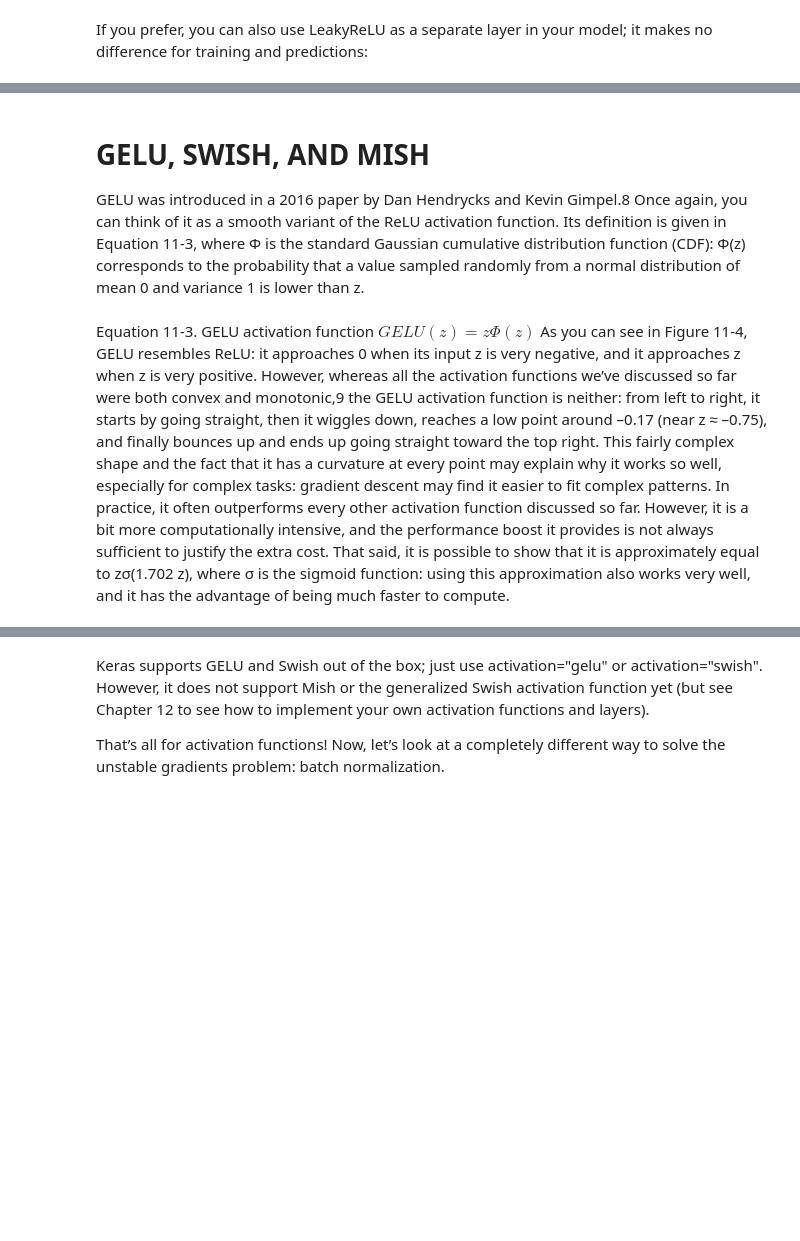
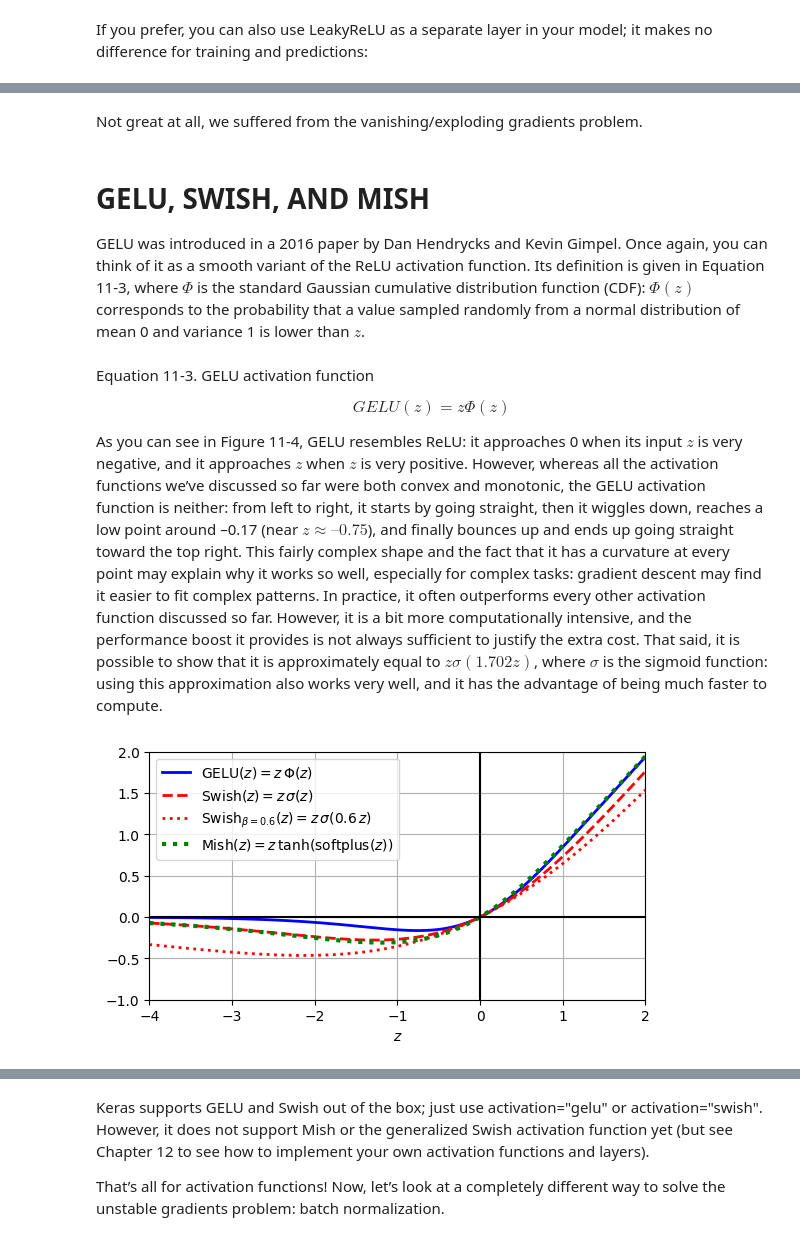
Before and after one commit to Ismaril/training, a Jupyter notebook: AI/ML_DL_book/11_training_deep_neural_networks.ipynb, the cells around one changed output, grey strips where cells are left out. Cells and saved outputs as stored; diff of their text form; code cells hidden in the pictures; blank space fills up the shorter version.

```diff
--- a/AI/ML_DL_book/11_training_deep_neural_networks.ipynb
+++ b/AI/ML_DL_book/11_training_deep_neural_networks.ipynb
@@ -128,11 +307,50 @@ These are significant constraints, so despite its promises, SELU did not gain a
+# %% [markdown]
+Not great at all, we suffered from the vanishing/exploding gradients problem.
 # %% [markdown]
 # GELU, SWISH, AND MISH
-GELU was introduced in a 2016 paper by Dan Hendrycks and Kevin Gimpel.8 Once again, you can think of it as a smooth variant of the ReLU activation function. Its definition is given in Equation 11-3, where Φ is the standard Gaussian cumulative distribution function (CDF): Φ(z) corresponds to the probability that a value sampled randomly from a normal distribution of mean 0 and variance 1 is lower than z.
+GELU was introduced in a 2016 paper by Dan Hendrycks and Kevin Gimpel. Once again, you can think of it as a smooth variant of the ReLU activation function. Its definition is given in Equation 11-3, where $\Phi$ is the standard Gaussian cumulative distribution function (CDF): $\Phi(z)$ corresponds to the probability that a value sampled randomly from a normal distribution of mean 0 and variance 1 is lower than $z$.
 # %% [markdown]
 Equation 11-3. GELU activation function
-$GELU(z) = zΦ(z)$
-As you can see in Figure 11-4, GELU resembles ReLU: it approaches 0 when its input z is very negative, and it approaches z when z is very positive. However, whereas all the activation functions we’ve discussed so far were both convex and monotonic,9 the GELU activation function is neither: from left to right, it starts by going straight, then it wiggles down, reaches a low point around –0.17 (near z ≈ –0.75), and finally bounces up and ends up going straight toward the top right. This fairly complex shape and the fact that it has a curvature at every point may explain why it works so well, especially for complex tasks: gradient descent may find it easier to fit complex patterns. In practice, it often outperforms every other activation function discussed so far. However, it is a bit more computationally intensive, and the performance boost it provides is not always sufficient to justify the extra cost. That said, it is possible to show that it is approximately equal to zσ(1.702 z), where σ is the sigmoid function: using this approximation also works very well, and it has the advantage of being much faster to compute.
+
+$$GELU(z) = z \Phi(z)$$
+
+As you can see in Figure 11-4, GELU resembles ReLU: it approaches 0 when its input $z$ is very negative, and it approaches $z$ when $z$ is very positive. However, whereas all the activation functions we’ve discussed so far were both convex and monotonic, the GELU activation function is neither: from left to right, it starts by going straight, then it wiggles down, reaches a low point around –0.17 (near $z \approx –0.75$), and finally bounces up and ends up going straight toward the top right. This fairly complex shape and the fact that it has a curvature at every point may explain why it works so well, especially for complex tasks: gradient descent may find it easier to fit complex patterns. In practice, it often outperforms every other activation function discussed so far. However, it is a bit more computationally intensive, and the performance boost it provides is not always sufficient to justify the extra cost. That said, it is possible to show that it is approximately equal to $z \sigma(1.702 z)$, where $\sigma$ is the sigmoid function: using this approximation also works very well, and it has the advantage of being much faster to compute.
 # %%
+# extra code – this cell generates and saves Figure 11–4
 
+def swish(z, beta=1):
+    return z * sigmoid(beta * z)
+
+def approx_gelu(z):
+    return swish(z, beta=1.702)
+
+def softplus(z):
+    return np.log(1 + np.exp(z))
+
+def mish(z):
+    return z * np.tanh(softplus(z))
+
+z = np.linspace(-4, 2, 200)
+
+beta = 0.6
+plt.plot(z, approx_gelu(z), "b-", linewidth=2,
+         label=r"GELU$(z) = z\,\Phi(z)$")
+plt.plot(z, swish(z), "r--", linewidth=2,
+         label=r"Swish$(z) = z\,\sigma(z)$")
+plt.plot(z, swish(z, beta), "r:", linewidth=2,
+         label=fr"Swish$_{{\beta={beta}}}(z)=z\,\sigma({beta}\,z)$")
+plt.plot(z, mish(z), "g:", linewidth=3,
+         label=fr"Mish$(z) = z\,\tanh($softplus$(z))$")
+plt.plot([-4, 2], [0, 0], 'k-')
+plt.plot([0, 0], [-2.2, 3.2], 'k-')
+plt.grid(True)
+plt.axis([-4, 2, -1, 2])
+plt.gca().set_aspect("equal")
+plt.xlabel("$z$")
+plt.legend(loc="upper left")
+
+plt.show()
 # Figure 11-4. GELU, Swish, parametrized Swish, and Mish activation functions
+# %% [output]
+[figure, added]
 # %% [markdown]
```
Also changed, not shown: parts of 200 cells of this notebook.
